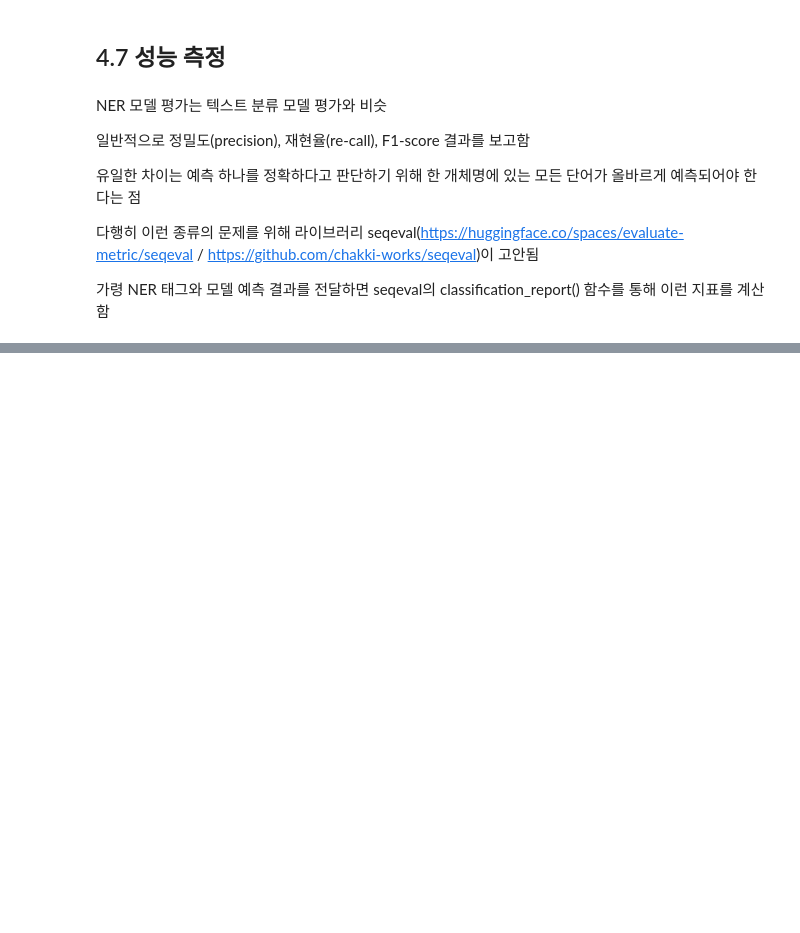
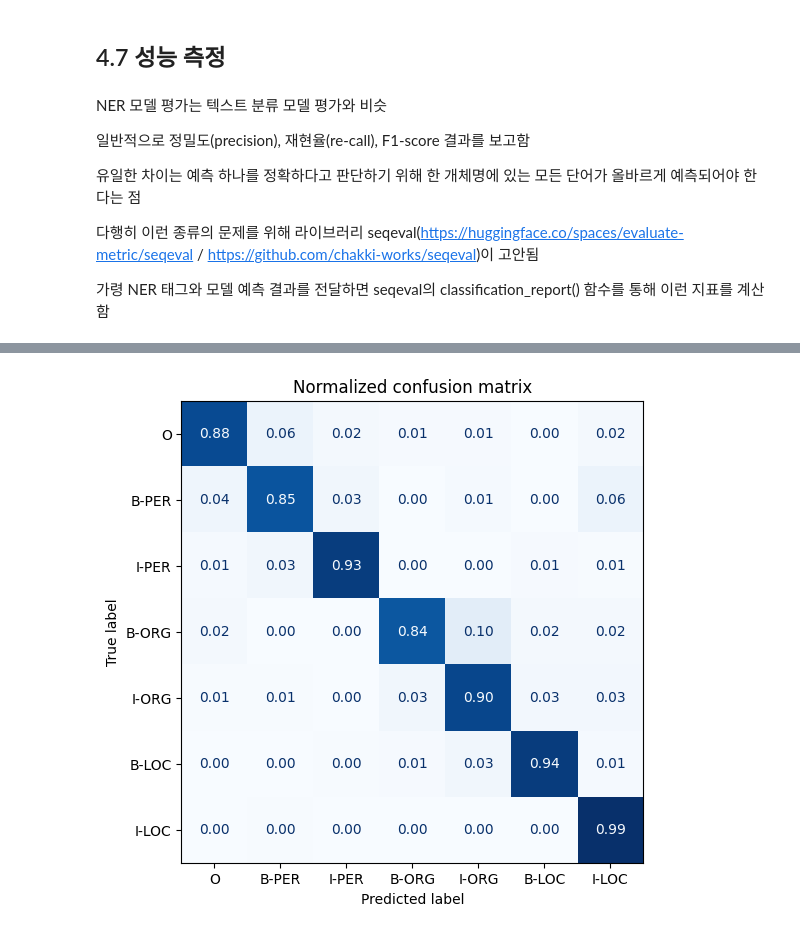
Before and after one commit to breadho/Transformers, a Jupyter notebook: 4장.ipynb, the cells around one changed output, grey strips where cells are left out. Drawn from its saved outputs; the diff is of its cells as text; code cells hidden in the pictures; blank space fills up the shorter version.

```diff
--- a/4장.ipynb
+++ b/4장.ipynb
@@ -866,0 +1175,4 @@ NER 모델 평가는 텍스트 분류 모델 평가와 비슷
+# %%
+valid_set = panx_de_encoded['validation']
+valid_set = valid_set.map(forward_pass_with_label, batched=True, batch_size = 32)
+df = valid_set.to_pandas()
@@ -866,0 +1188,13 @@ NER 모델 평가는 텍스트 분류 모델 평가와 비슷
+# %%
+index2tag[-100] = "IGN"
+df["input_tokens"] = df["input_ids"].apply(
+    lambda x: xlmr_tokenizer.convert_ids_to_tokens(x))
+df["predicted_label"] = df["predicted_label"].apply(
+    lambda x: [index2tag[i] for i in x])
+df["labels"] = df["labels"].apply(
+    lambda x: [index2tag[i] for i in x])
+df['loss'] = df.apply(
+    lambda x: x['loss'][:len(x['input_ids'])], axis=1)
+df['predicted_label'] = df.apply(
+    lambda x: x['predicted_label'][:len(x['input_ids'])], axis=1)
+df.head(1)
@@ -866,0 +1204,5 @@ NER 모델 평가는 텍스트 분류 모델 평가와 비슷
+# %%
+df_tokens = df.apply(pd.Series.explode)
+df_tokens = df_tokens.query("labels != 'IGN'")
+df_tokens["loss"] = df_tokens["loss"].astype(float).round(2)
+df_tokens.head(7)
@@ -866,0 +1251,16 @@ NER 모델 평가는 텍스트 분류 모델 평가와 비슷
+# %%
+from sklearn.metrics import ConfusionMatrixDisplay, confusion_matrix
+import matplotlib.pyplot as plt
+
+def plot_confusion_matrix(y_preds, y_true, labels):
+    cm = confusion_matrix(y_true, y_preds, normalize="true")
+    fig, ax = plt.subplots(figsize=(6, 6))
+    disp = ConfusionMatrixDisplay(confusion_matrix=cm, display_labels=labels)
+    disp.plot(cmap="Blues", values_format=".2f", ax=ax, colorbar=False)
+    plt.title("Normalized confusion matrix")
+    plt.show()
+# %%
+plot_confusion_matrix(df_tokens["labels"], df_tokens["predicted_label"],
+                      tags.names)
+# %% [output]
+[figure, added]
```
Also changed, not shown: parts of 84 cells of this notebook.
